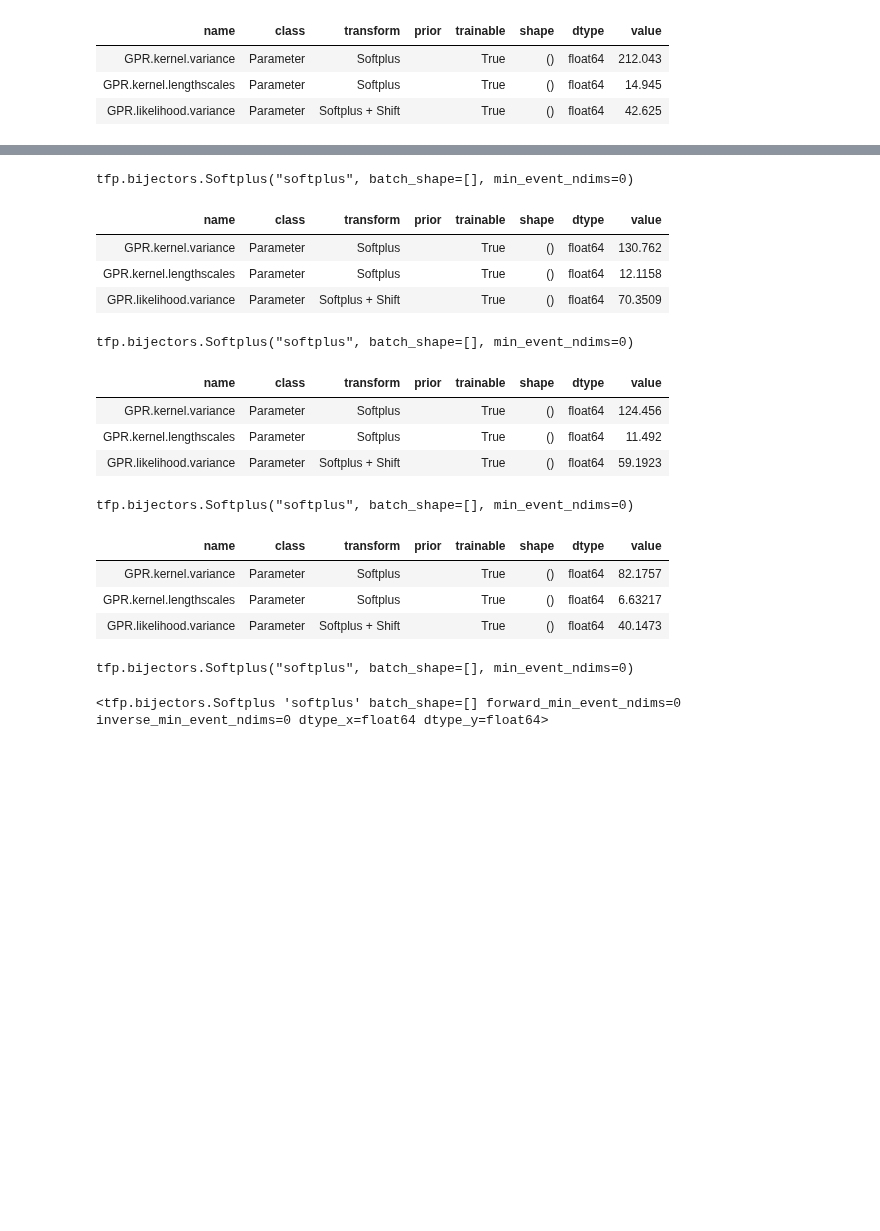
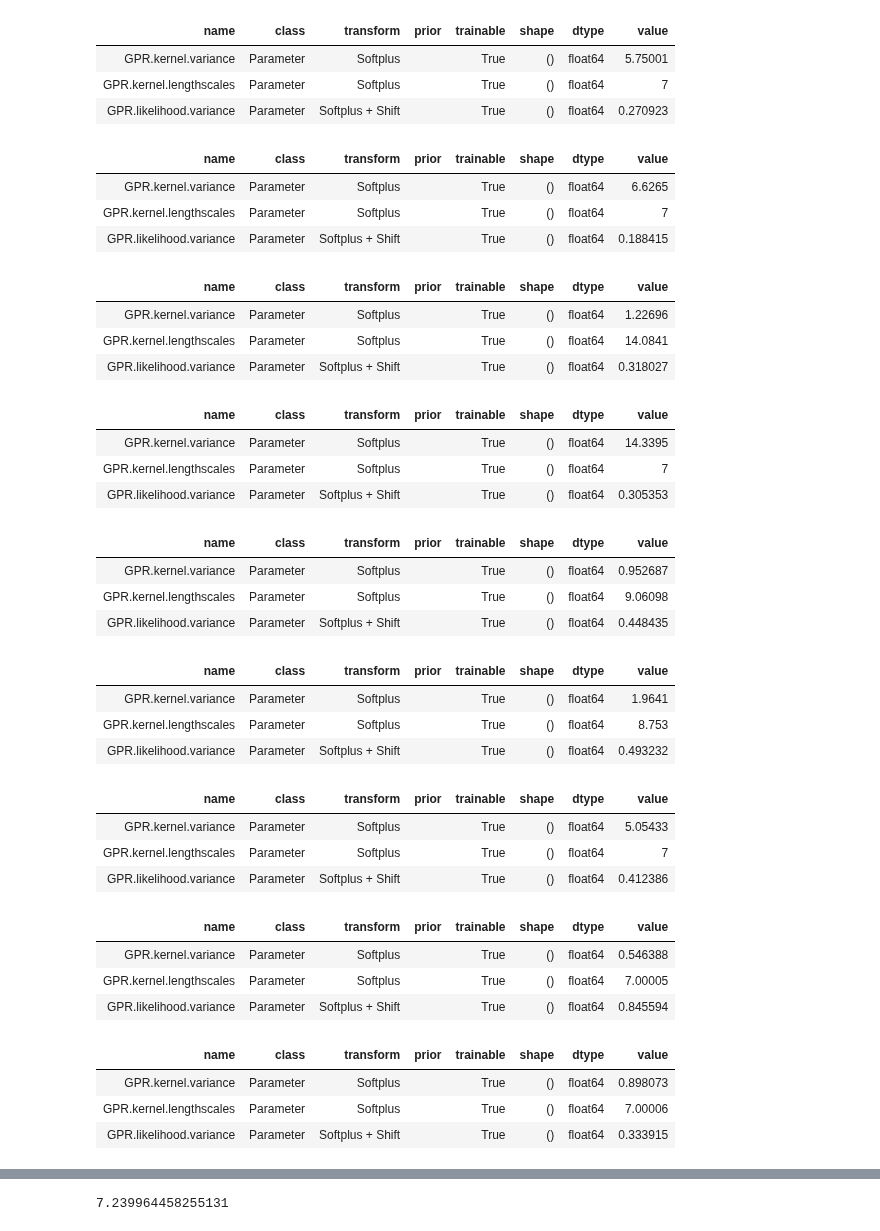
Before and after one commit to TristanSones-Dykes/GPCell, a Jupyter notebook: scripts/tutorial_recreation.ipynb, the cells around one changed output, grey strips where cells are left out. Saved outputs shown, nothing was run; the diff lists cells and outputs as text; code cells hidden in the pictures; blank space fills up the shorter version.

Commit message:
detrend tests

```diff
--- a/scripts/tutorial_recreation.ipynb
+++ b/scripts/tutorial_recreation.ipynb
@@ -37,11 +26,44 @@ AttributeError: 'function' object has no attribute 'items'
 # %%
 from gpflow.utilities import print_summary
 
-for m in osc.bckgd_GPs:
+for m in osc.detrend_GPs:
     print_summary(m.fit_gp, "notebook")
-    print(m.fit_gp.kernel.lengthscales.transform)
+
+osc.mean_std
 # %% [output]
 | name | class | transform | prior | trainable | shape | dtype | value |
-| GPR.kernel.variance | Parameter | Softplus |  | True | () | float64 | 212.043 |
-| GPR.kernel.lengthscales | Parameter | Softplus |  | True | () | float64 | 14.945 |
-| GPR.likelihood.variance | Parameter | Softplus + Shift |  | True | () | float64 | 42.625 |
+| GPR.kernel.variance | Parameter | Softplus |  | True | () | float64 | 5.75001 |
+| GPR.kernel.lengthscales | Parameter | Softplus |  | True | () | float64 | 7 |
+| GPR.likelihood.variance | Parameter | Softplus + Shift |  | True | () | float64 | 0.270923 |
+| name | class | transform | prior | trainable | shape | dtype | value |
+| GPR.kernel.variance | Parameter | Softplus |  | True | () | float64 | 6.6265 |
+| GPR.kernel.lengthscales | Parameter | Softplus |  | True | () | float64 | 7 |
+| GPR.likelihood.variance | Parameter | Softplus + Shift |  | True | () | float64 | 0.188415 |
+| name | class | transform | prior | trainable | shape | dtype | value |
+| GPR.kernel.variance | Parameter | Softplus |  | True | () | float64 | 1.22696 |
+| GPR.kernel.lengthscales | Parameter | Softplus |  | True | () | float64 | 14.0841 |
+| GPR.likelihood.variance | Parameter | Softplus + Shift |  | True | () | float64 | 0.318027 |
+| name | class | transform | prior | trainable | shape | dtype | value |
+| GPR.kernel.variance | Parameter | Softplus |  | True | () | float64 | 14.3395 |
+| GPR.kernel.lengthscales | Parameter | Softplus |  | True | () | float64 | 7 |
+| GPR.likelihood.variance | Parameter | Softplus + Shift |  | True | () | float64 | 0.305353 |
+| name | class | transform | prior | trainable | shape | dtype | value |
+| GPR.kernel.variance | Parameter | Softplus |  | True | () | float64 | 0.952687 |
+| GPR.kernel.lengthscales | Parameter | Softplus |  | True | () | float64 | 9.06098 |
+| GPR.likelihood.variance | Parameter | Softplus + Shift |  | True | () | float64 | 0.448435 |
+| name | class | transform | prior | trainable | shape | dtype | value |
+| GPR.kernel.variance | Parameter | Softplus |  | True | () | float64 | 1.9641 |
+| GPR.kernel.lengthscales | Parameter | Softplus |  | True | () | float64 | 8.753 |
+| GPR.likelihood.variance | Parameter | Softplus + Shift |  | True | () | float64 | 0.493232 |
+| name | class | transform | prior | trainable | shape | dtype | value |
+| GPR.kernel.variance | Parameter | Softplus |  | True | () | float64 | 5.05433 |
+| GPR.kernel.lengthscales | Parameter | Softplus |  | True | () | float64 | 7 |
+| GPR.likelihood.variance | Parameter | Softplus + Shift |  | True | () | float64 | 0.412386 |
+| name | class | transform | prior | trainable | shape | dtype | value |
+| GPR.kernel.variance | Parameter | Softplus |  | True | () | float64 | 0.546388 |
+| GPR.kernel.lengthscales | Parameter | Softplus |  | True | () | float64 | 7.00005 |
+| GPR.likelihood.variance | Parameter | Softplus + Shift |  | True | () | float64 | 0.845594 |
+| name | class | transform | prior | trainable | shape | dtype | value |
+| GPR.kernel.variance | Parameter | Softplus |  | True | () | float64 | 0.898073 |
+| GPR.kernel.lengthscales | Parameter | Softplus |  | True | () | float64 | 7.00006 |
+| GPR.likelihood.variance | Parameter | Softplus + Shift |  | True | () | float64 | 0.333915 |
@@ -48,33 +82 @@ for m in osc.bckgd_GPs:
-tfp.bijectors.Softplus("softplus", batch_shape=[], min_event_ndims=0)
+7.239964458255131
-| name | class | transform | prior | trainable | shape | dtype | value |
-| GPR.kernel.variance | Parameter | Softplus |  | True | () | float64 | 130.762 |
-| GPR.kernel.lengthscales | Parameter | Softplus |  | True | () | float64 | 12.1158 |
-| GPR.likelihood.variance | Parameter | Softplus + Shift |  | True | () | float64 | 70.3509 |
-tfp.bijectors.Softplus("softplus", batch_shape=[], min_event_ndims=0)
-| name | class | transform | prior | trainable | shape | dtype | value |
-| GPR.kernel.variance | Parameter | Softplus |  | True | () | float64 | 124.456 |
-| GPR.kernel.lengthscales | Parameter | Softplus |  | True | () | float64 | 11.492 |
-| GPR.likelihood.variance | Parameter | Softplus + Shift |  | True | () | float64 | 59.1923 |
-tfp.bijectors.Softplus("softplus", batch_shape=[], min_event_ndims=0)
-| name | class | transform | prior | trainable | shape | dtype | value |
-| GPR.kernel.variance | Parameter | Softplus |  | True | () | float64 | 82.1757 |
-| GPR.kernel.lengthscales | Parameter | Softplus |  | True | () | float64 | 6.63217 |
-| GPR.likelihood.variance | Parameter | Softplus + Shift |  | True | () | float64 | 40.1473 |
-tfp.bijectors.Softplus("softplus", batch_shape=[], min_event_ndims=0)
-# %%
-from gpflow import Parameter
-from gpflow.utilities import to_default_float
-import tensorflow_probability as tfp
-
-
-def p(x):
-    return Parameter(
-        to_default_float(x + 0.1),
-        transform=tfp.bijectors.Softplus(low=to_default_float(x)),
-    )
-
-
-a = p(1.0)
-a.transform
-# %% [output]
-<tfp.bijectors.Softplus 'softplus' batch_shape=[] forward_min_event_ndims=0 inverse_min_event_ndims=0 dtype_x=float64 dtype_y=float64>
```
Also changed, not shown: parts of 7 cells of this notebook, 6 other files.
